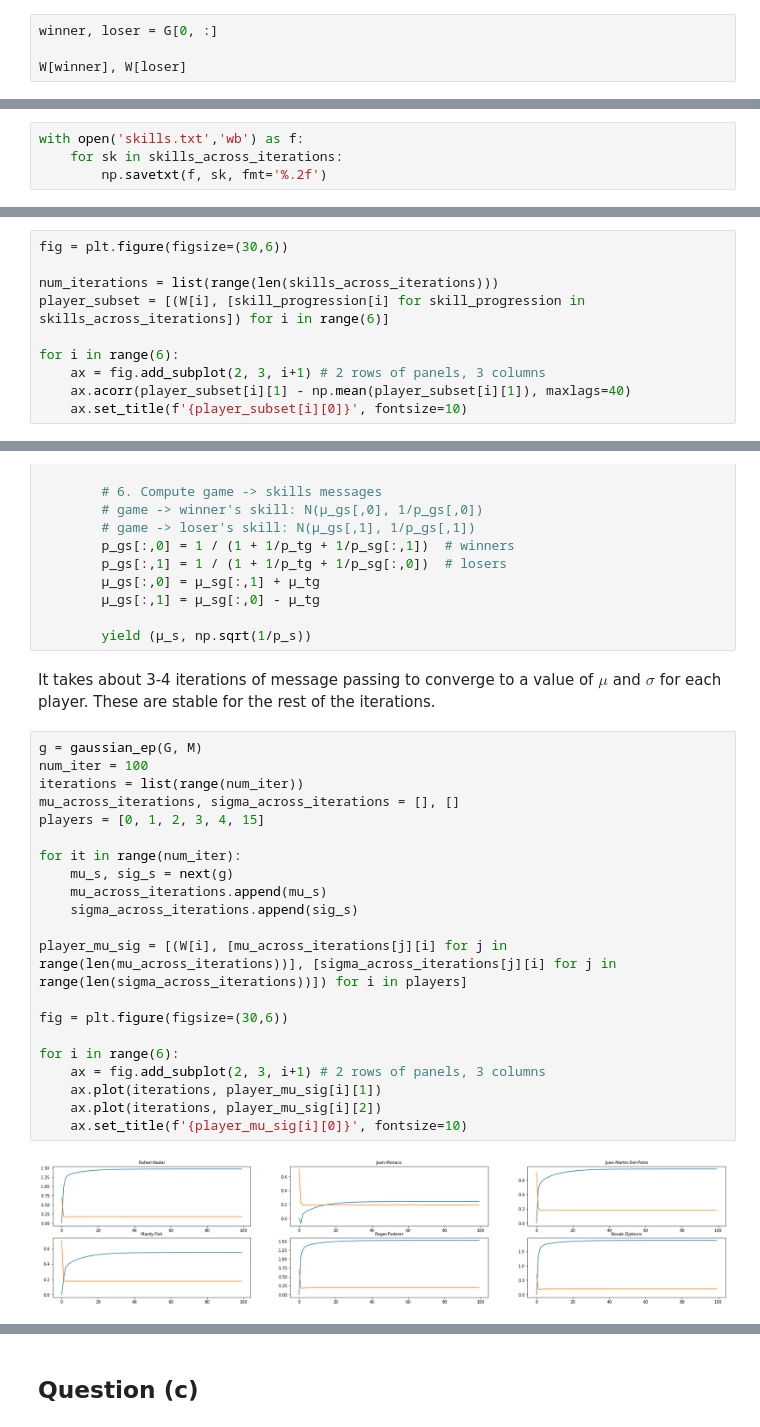
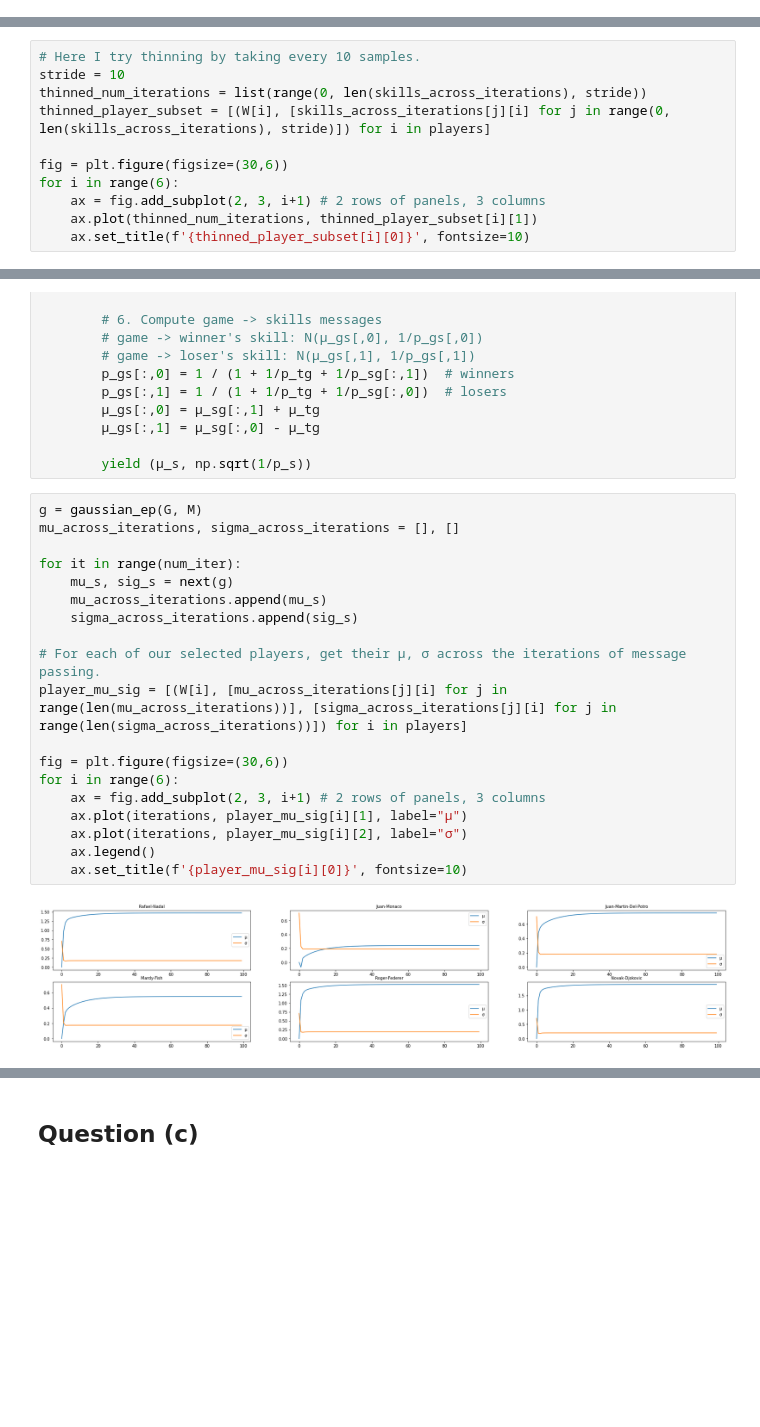
Before and after one commit to inwaves/probml, a Jupyter notebook: coursework2_trueskill/wip-sheet-1.ipynb, the cells around one changed output, grey strips where cells are left out. Saved outputs shown, nothing was run; the diff lists cells and outputs as text; blank space fills up the shorter version.

```diff
--- a/coursework2_trueskill/wip-sheet-1.ipynb
+++ b/coursework2_trueskill/wip-sheet-1.ipynb
@@ -39,7 +39,3 @@ with io.BytesIO(r.content) as f:
     G = data['G'] - 1   # W[G[i,0]] is winner of game i, W[G[i,1]] is loser
     M = W.shape[0]      # number of players M = 107
     N = G.shape[0]      # number of games N = 1801
-# %%
-winner, loser = G[0, :]
-
-W[winner], W[loser]
@@ -96,7 +87,3 @@ for iteration in tqdm(range(1100)):
 
     # Storing results across iterations for plotting.
     skills_across_iterations.append(w)
-# %%
-with open('skills.txt','wb') as f:
-    for sk in skills_across_iterations:
-        np.savetxt(f, sk, fmt='%.2f')
@@ -122,11 +125,12 @@ Intuitively, I expect skills and performances differences to be highly correlate
 # %%
+# Here I try thinning by taking every 10 samples.
+stride = 10
+thinned_num_iterations = list(range(0, len(skills_across_iterations), stride))
+thinned_player_subset = [(W[i], [skills_across_iterations[j][i] for j in range(0, len(skills_across_iterations), stride)]) for i in players]
+
 fig = plt.figure(figsize=(30,6))
-
-num_iterations = list(range(len(skills_across_iterations)))
-player_subset = [(W[i], [skill_progression[i] for skill_progression in skills_across_iterations]) for i in range(6)]
-
 for i in range(6):
     ax = fig.add_subplot(2, 3, i+1) # 2 rows of panels, 3 columns
-    ax.acorr(player_subset[i][1] - np.mean(player_subset[i][1]), maxlags=40)
-    ax.set_title(f'{player_subset[i][0]}', fontsize=10)
+    ax.plot(thinned_num_iterations, thinned_player_subset[i][1])
+    ax.set_title(f'{thinned_player_subset[i][0]}', fontsize=10)
 # %% [output]
@@ -205,28 +191,24 @@ def gaussian_ep(G, M):
         μ_gs[:,1] = μ_sg[:,0] - μ_tg
 
         yield (μ_s, np.sqrt(1/p_s))
-# %% [markdown]
-It takes about 3-4 iterations of message passing to converge to a value of $\mu$ and $\sigma$ for each player. These are stable for the rest of the iterations.
 # %%
 g = gaussian_ep(G, M)
-num_iter = 100
-iterations = list(range(num_iter))
 mu_across_iterations, sigma_across_iterations = [], []
-players = [0, 1, 2, 3, 4, 15]
 
 for it in range(num_iter):
     mu_s, sig_s = next(g)
     mu_across_iterations.append(mu_s)
     sigma_across_iterations.append(sig_s)
 
+# For each of our selected players, get their μ, σ across the iterations of message passing.
 player_mu_sig = [(W[i], [mu_across_iterations[j][i] for j in range(len(mu_across_iterations))], [sigma_across_iterations[j][i] for j in range(len(sigma_across_iterations))]) for i in players]
 
 fig = plt.figure(figsize=(30,6))
-
 for i in range(6):
     ax = fig.add_subplot(2, 3, i+1) # 2 rows of panels, 3 columns
-    ax.plot(iterations, player_mu_sig[i][1])
-    ax.plot(iterations, player_mu_sig[i][2])
+    ax.plot(iterations, player_mu_sig[i][1], label="μ")
+    ax.plot(iterations, player_mu_sig[i][2], label="σ")
+    ax.legend()
     ax.set_title(f'{player_mu_sig[i][0]}', fontsize=10)
 # %% [output]
-[figure, old version]
+[figure, new version]
```
Also changed, not shown: parts of 38 cells of this notebook.
